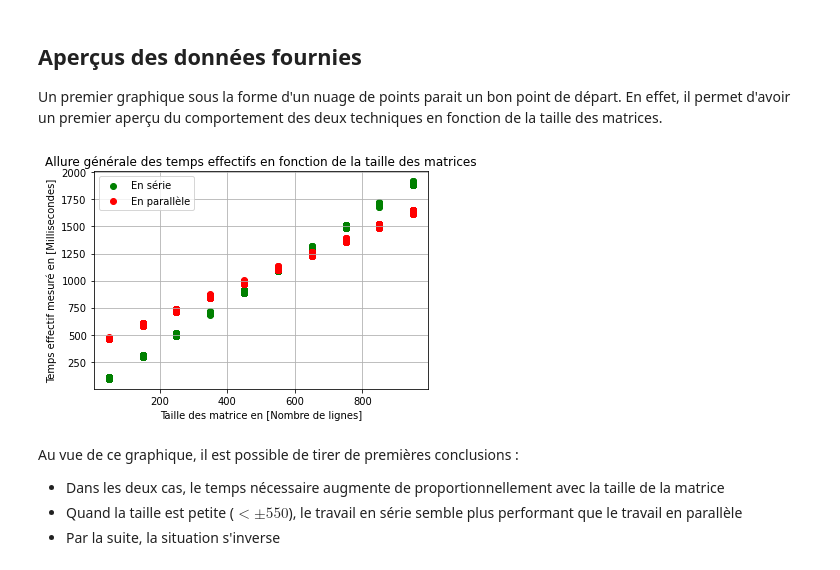
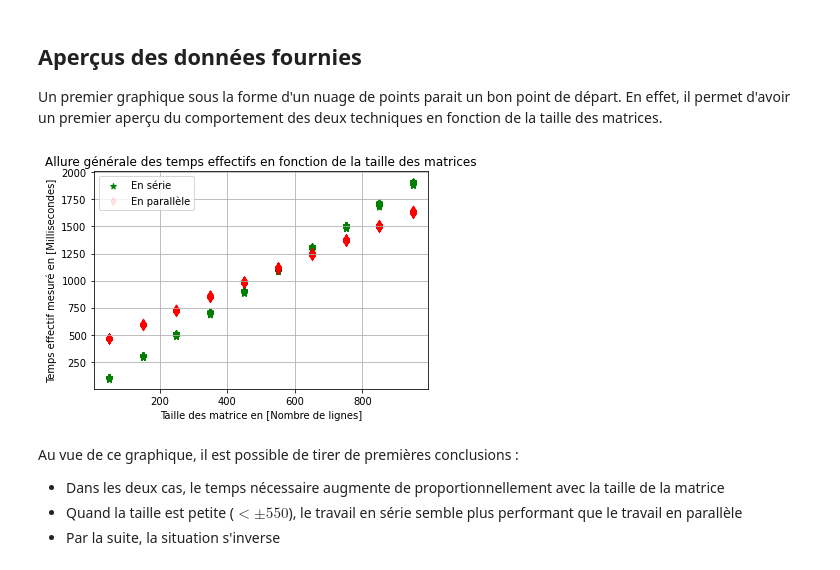
Before and after one commit to FlorianiL/projet, a Jupyter notebook: main.ipynb, the cells around one changed output. Saved outputs shown, nothing was run; the diff lists cells and outputs as text; code cells hidden in the pictures.

```diff
--- a/main.ipynb
+++ b/main.ipynb
@@ -58,26 +58,26 @@ En effet, il permet d'avoir un premier aperçu du comportement des deux techniqu
 # %%
 def overview_of_data():
     x = []
     y1 = []
     y2 = []
     for size, times in SAMPLES.items():
         for t1, t2 in zip(times[0], times[1]):
                 x.append(size)
                 y1.append(t1)
                 y2.append(t2)
-    plot.scatter(x, y1, c='green', label='En série')
-    plot.scatter(x, y2, c='red', label='En parallèle')
+    plot.scatter(x, y1, c='green', label='En série', marker='*')
+    plot.scatter(x, y2, c='red', label='En parallèle', alpha=0.1, marker='d')
     plot.legend()
     plot.grid(True)
     plot.title('Allure générale des temps effectifs en fonction de la taille des matrices')
     plot.xlabel('Taille des matrice en [Nombre de lignes]')
     plot.ylabel('Temps effectif mesuré en [Millisecondes]')
     plot.show()
 
 
 overview_of_data()
 # %% [output]
-[figure, old version]
+[figure, new version]
 # %% [markdown]
 Au vue de ce graphique, il est possible de tirer de premières conclusions :
 * Dans les deux cas, le temps nécessaire augmente de proportionnellement avec la taille de la matrice
```
Also changed, not shown: parts of 12 cells of this notebook, 6 other files.
